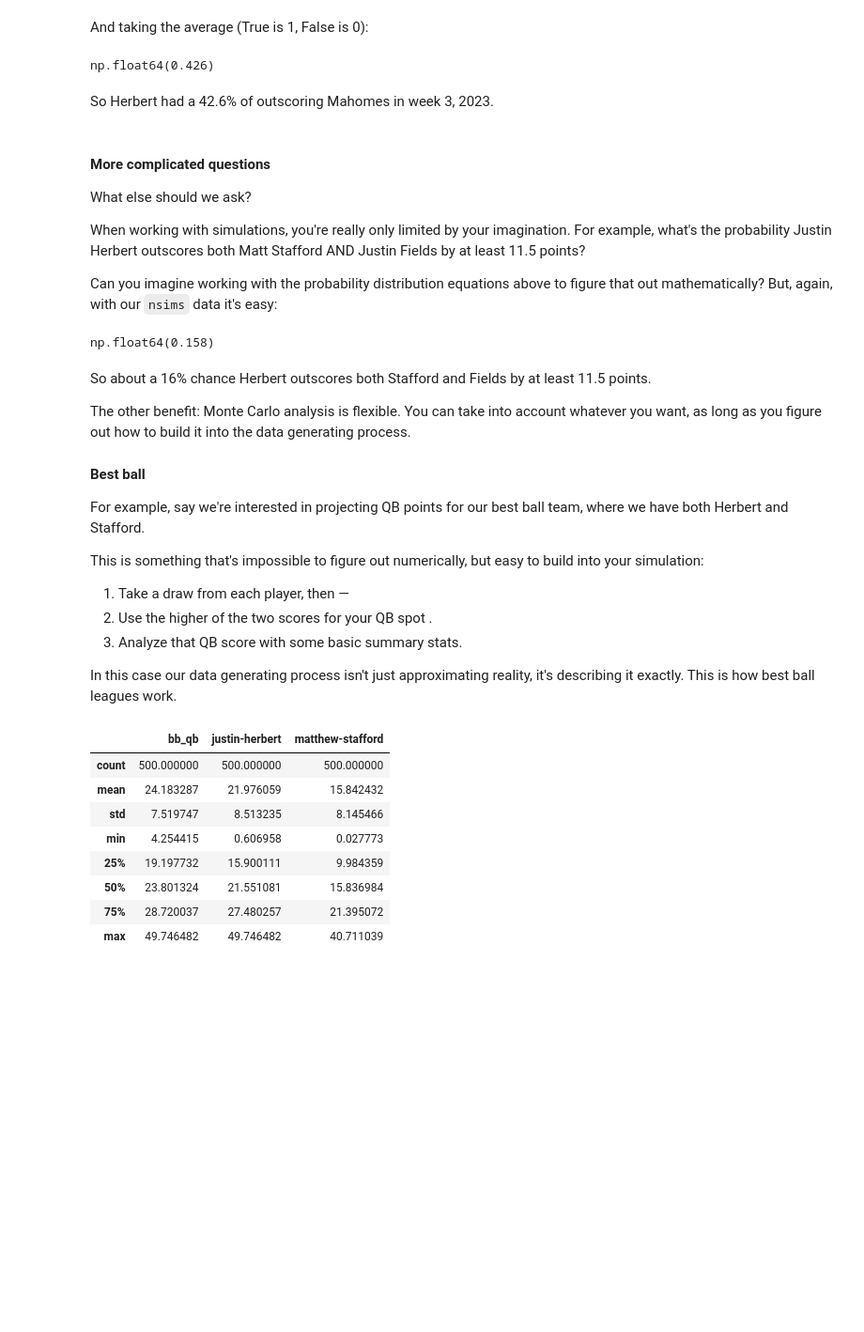
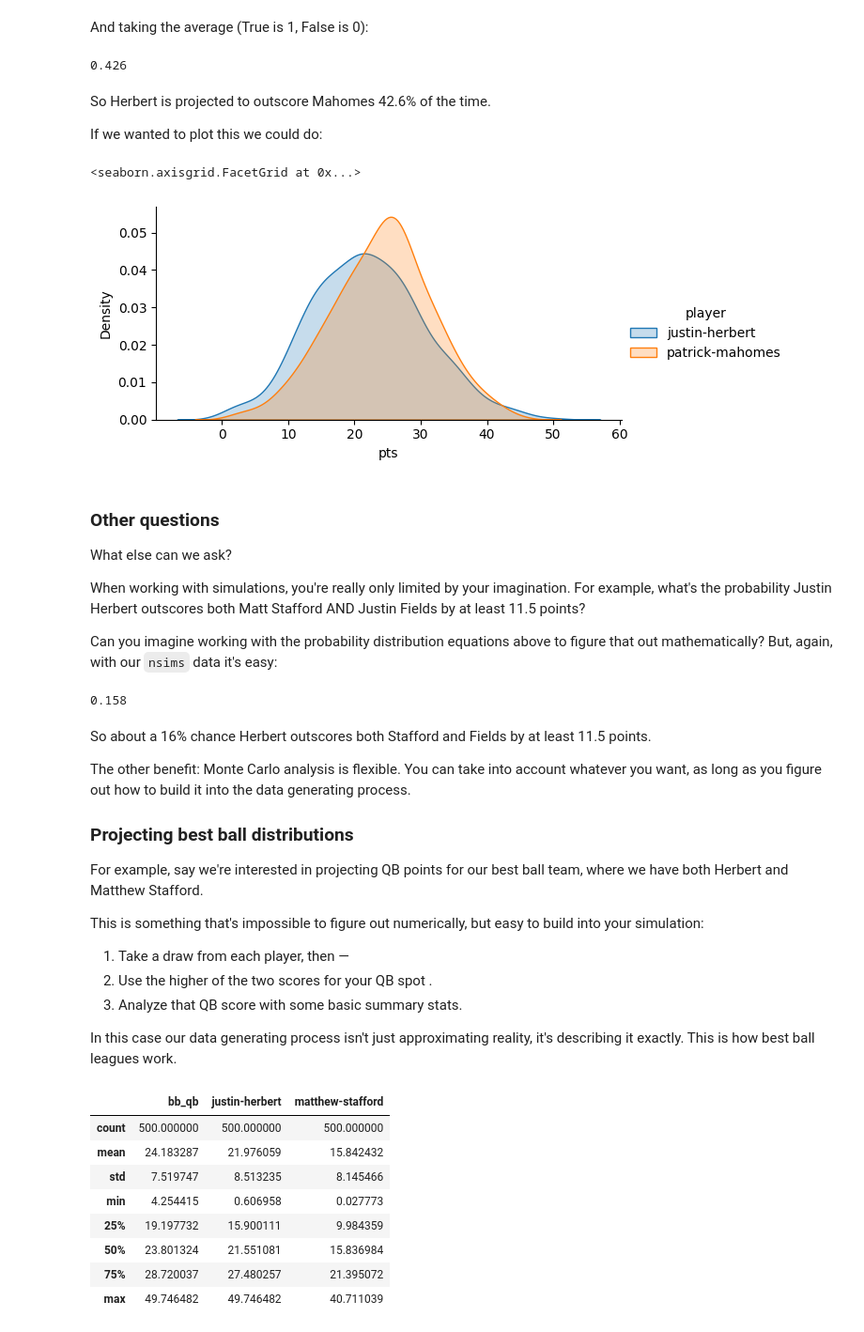
Before and after one commit to nathanbraun/fantasy-monte-carlo, a Jupyter notebook: fantasy-monte-carlo.ipynb, the cells around one changed output. Shown: that part at 94% size. Saved outputs shown, nothing was run; the diff lists cells and outputs as text; code cells hidden in the pictures; blank space fills up the shorter version.

```diff
--- a/fantasy-monte-carlo.ipynb
+++ b/fantasy-monte-carlo.ipynb
@@ -155,32 +178,43 @@ dtype: bool
 # %% [markdown]
 And taking the average (True is 1, False is 0):
 # %%
-(nsims['justin-herbert'] > nsims['patrick-mahomes']).mean()
+print((nsims['justin-herbert'] > nsims['patrick-mahomes']).mean())
 # %% [output]
-np.float64(0.426)
+0.426
 # %% [markdown]
-So Herbert had a 42.6% of outscoring Mahomes in week 3, 2023.
+So Herbert is projected to outscore Mahomes 42.6% of the time.
+
+If we wanted to plot this we could do:
+# %%
+nsims_long = nsims[['justin-herbert', 'patrick-mahomes']].stack().reset_index()
+nsims_long.columns = ['sim_n', 'player', 'pts']
+
+g = sns.FacetGrid(nsims_long, hue='player', aspect=2)
+g.map(sns.kdeplot, 'pts', fill=True)
+g.add_legend()
+# %% [output]
+<seaborn.axisgrid.FacetGrid at 0x...>
+[figure, added]
 # %% [markdown]
-#### More complicated questions
+### Other questions
 
-What else should we ask?
+What else can we ask?
 
 When working with simulations, you're really only limited by your imagination. For example, what's the probability Justin Herbert outscores both Matt Stafford AND Justin Fields by at least 11.5 points?
 
 Can you imagine working with the probability distribution equations above to figure that out mathematically? But, again, with our `nsims` data it's easy:
 # %%
-(nsims['justin-herbert'] >
-         nsims[['matthew-stafford', 'justin-fields']].max(axis=1) + 11.5).mean()
+print((nsims['justin-herbert'] >
+         nsims[['matthew-stafford', 'justin-fields']].max(axis=1) + 11.5).mean())
 # %% [output]
-np.float64(0.158)
+0.158
 # %% [markdown]
-
 So about a 16% chance Herbert outscores both Stafford and Fields by at least 11.5 points.
 
 The other benefit: Monte Carlo analysis is flexible. You can take into account whatever you want, as long as you figure out how to build it into the data generating process.
 
-#### Best ball
-For example, say we're interested in projecting QB points for our best ball team, where we have both Herbert and Stafford.
+### Projecting best ball distributions
+For example, say we're interested in projecting QB points for our best ball team, where we have both Herbert and Matthew Stafford.
 
 This is something that's impossible to figure out numerically, but easy to build into your simulation:
 
```
Also changed, not shown: parts of 58 cells of this notebook.
